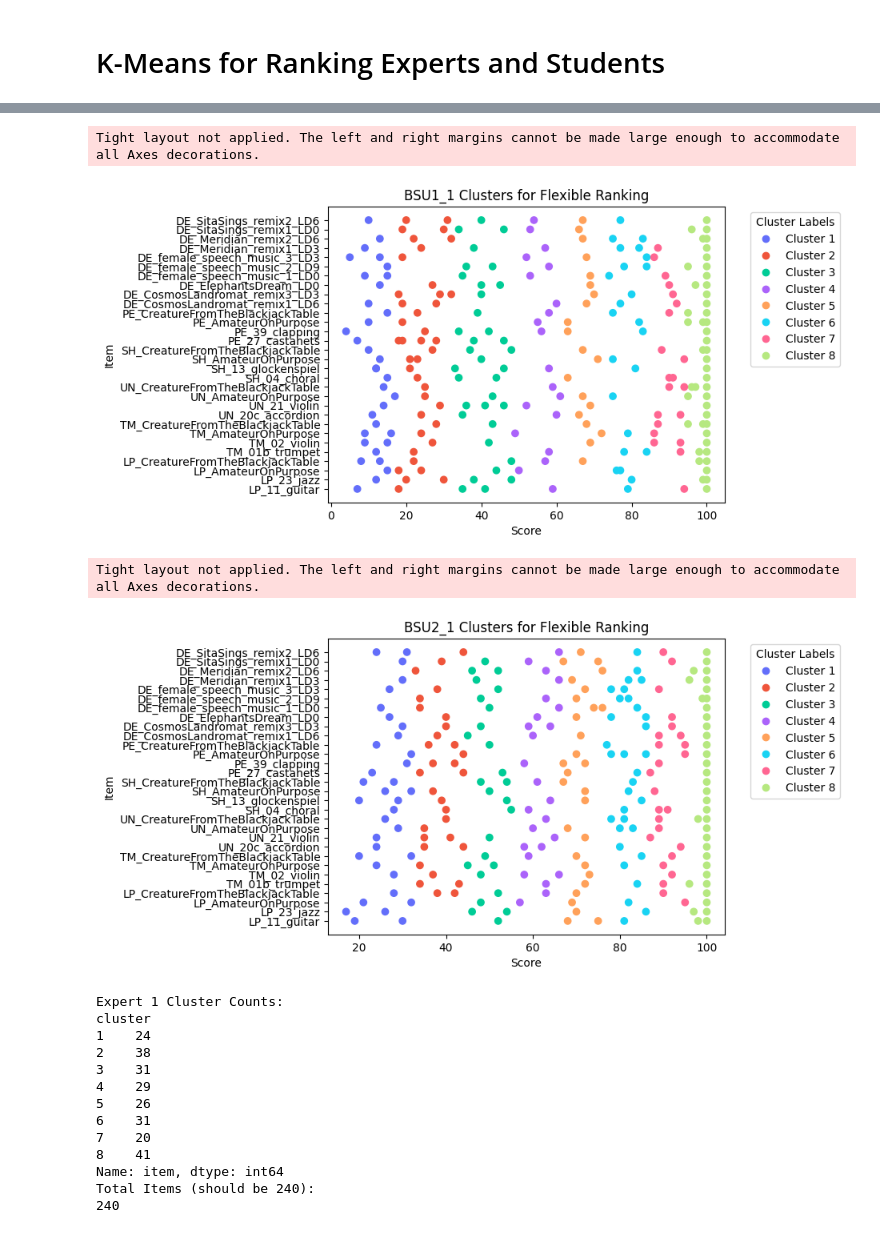
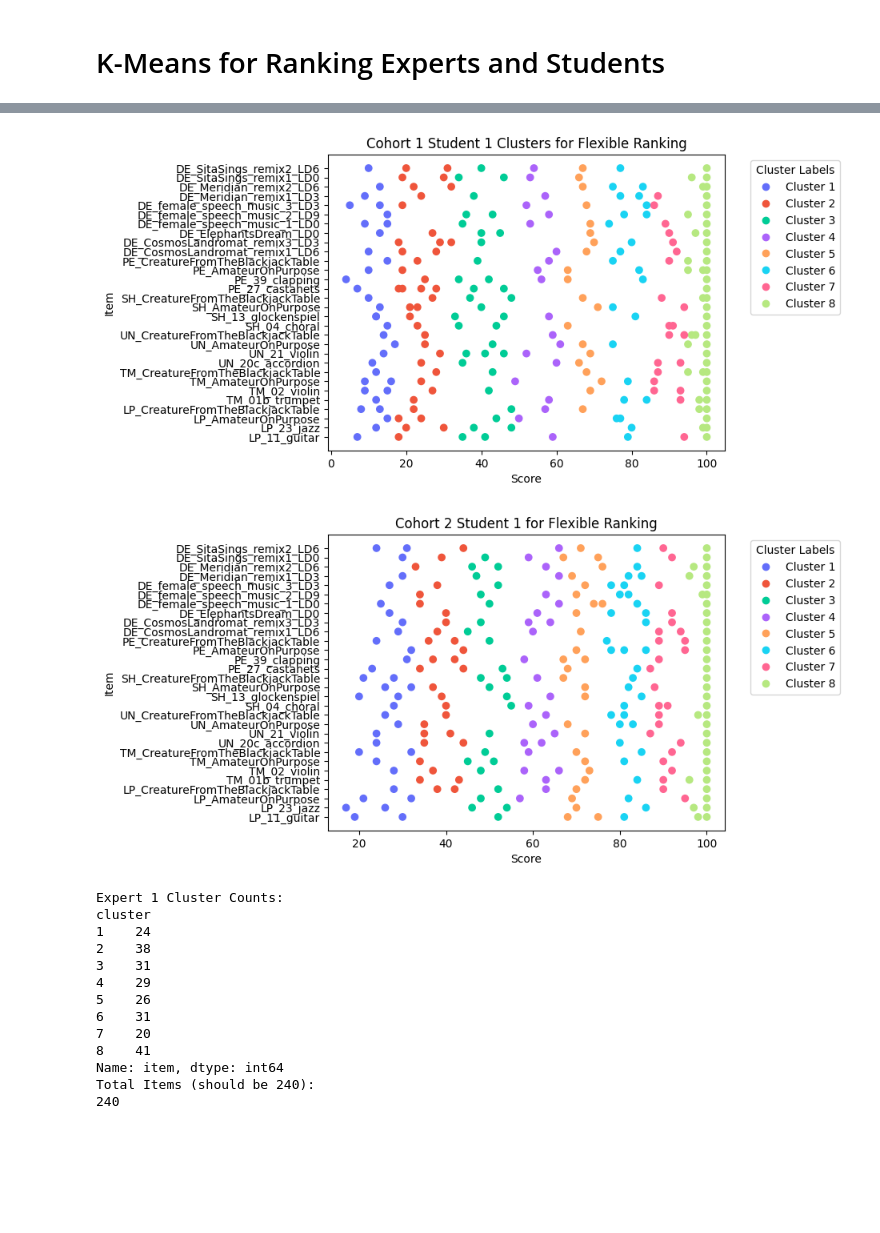
Before and after one commit to cjunwon/ODAQ-SDA, a Jupyter notebook: ODAQ_kmeans_ranking_experts_students.ipynb, the cells around one changed output, grey strips where cells are left out. Saved outputs shown, nothing was run; the diff lists cells and outputs as text; code cells hidden in the pictures; blank space fills up the shorter version.

```diff
--- a/ODAQ_kmeans_ranking_experts_students.ipynb
+++ b/ODAQ_kmeans_ranking_experts_students.ipynb
@@ -291,29 +289,28 @@ Tight layout not applied. The left and right margins cannot be made large enough
 # %%
 # Visualize the clusters for BSU1_1
 
 scatter = plt.scatter(BSU1_1_scores_df['score'],
                       BSU1_1_scores_df['item'],
                       c=BSU1_1_scores_df['cluster'],
                       cmap=cmap)
 
 # Labels and title
 plt.xlabel('Score')
 plt.ylabel('Item')
-plt.title('BSU1_1 Clusters for Flexible Ranking')
+plt.title('Cohort 1 Student 1 Clusters for Flexible Ranking')
 
 # Create legend and move it outside
 legend = plt.legend(handles=scatter.legend_elements()[0],
                     labels=[f'Cluster {i+1}' for i in range(8)],
                     title='Cluster Labels',
                     bbox_to_anchor=(1.05, 1), loc='upper left')  # Moves legend outside
 
 # Adjust layout to prevent cutting off the legend
 plt.tight_layout(rect=[1, 0, 0.8, 1])
 
 plt.show()
 # %% [output]
-Tight layout not applied. The left and right margins cannot be made large enough to accommodate all Axes decorations.
-[figure, old version]
+[figure, new version]
 # %%
 # Visualize the clusters for BSU2_1
 
@@ -325,7 +322,7 @@ scatter = plt.scatter(BSU2_1_scores_df['score'],
 # Labels and title
 plt.xlabel('Score')
 plt.ylabel('Item')
-plt.title('BSU2_1 Clusters for Flexible Ranking')
+plt.title('Cohort 2 Student 1 for Flexible Ranking')
 
 # Create legend and move it outside
 legend = plt.legend(handles=scatter.legend_elements()[0],
@@ -338,8 +335,7 @@ plt.tight_layout(rect=[1, 0, 0.8, 1])
 
 plt.show()
 # %% [output]
-Tight layout not applied. The left and right margins cannot be made large enough to accommodate all Axes decorations.
-[figure, old version]
+[figure, new version]
 # %%
 # print how many items are in each cluster for each expert
 
```
Also changed, not shown: parts of 22 cells of this notebook, 54 other files.
